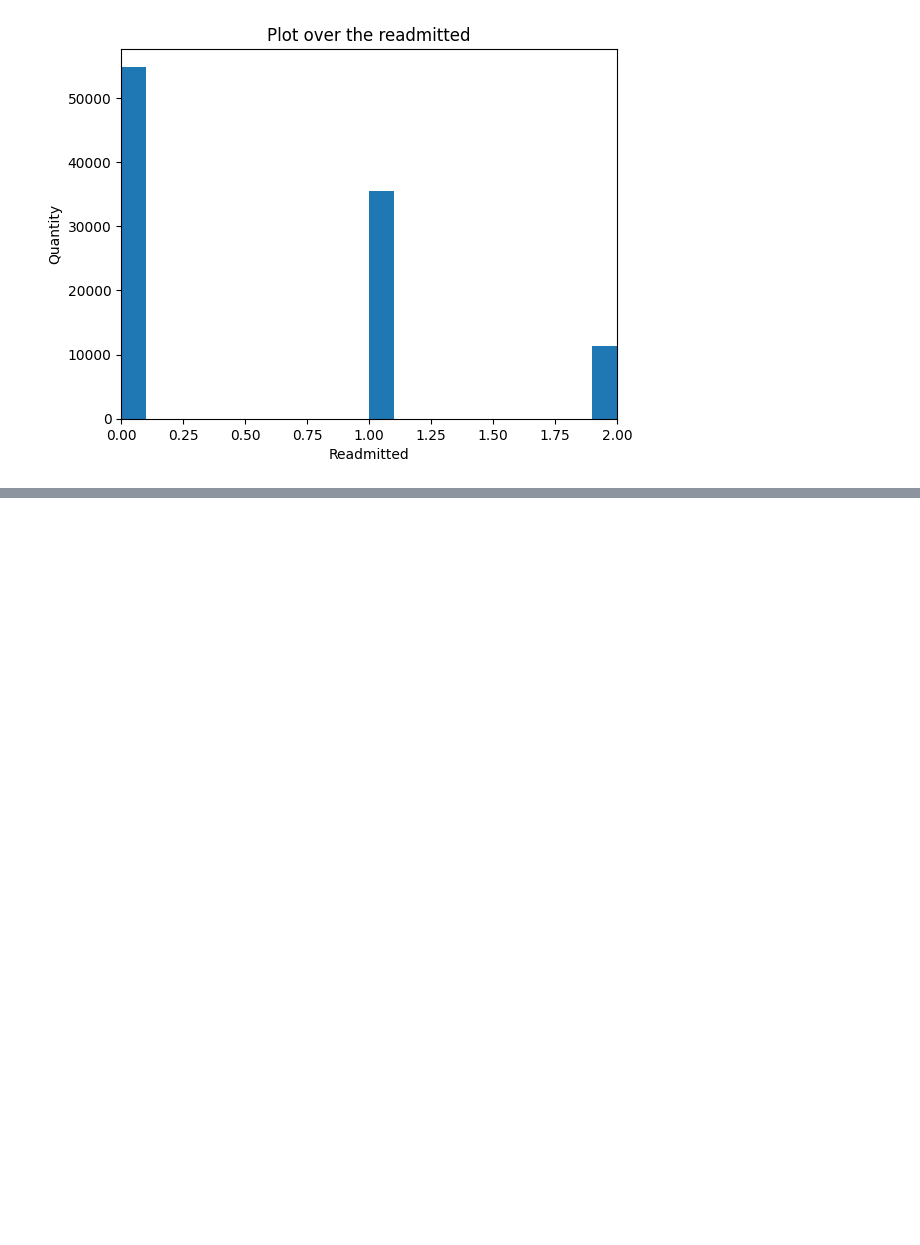
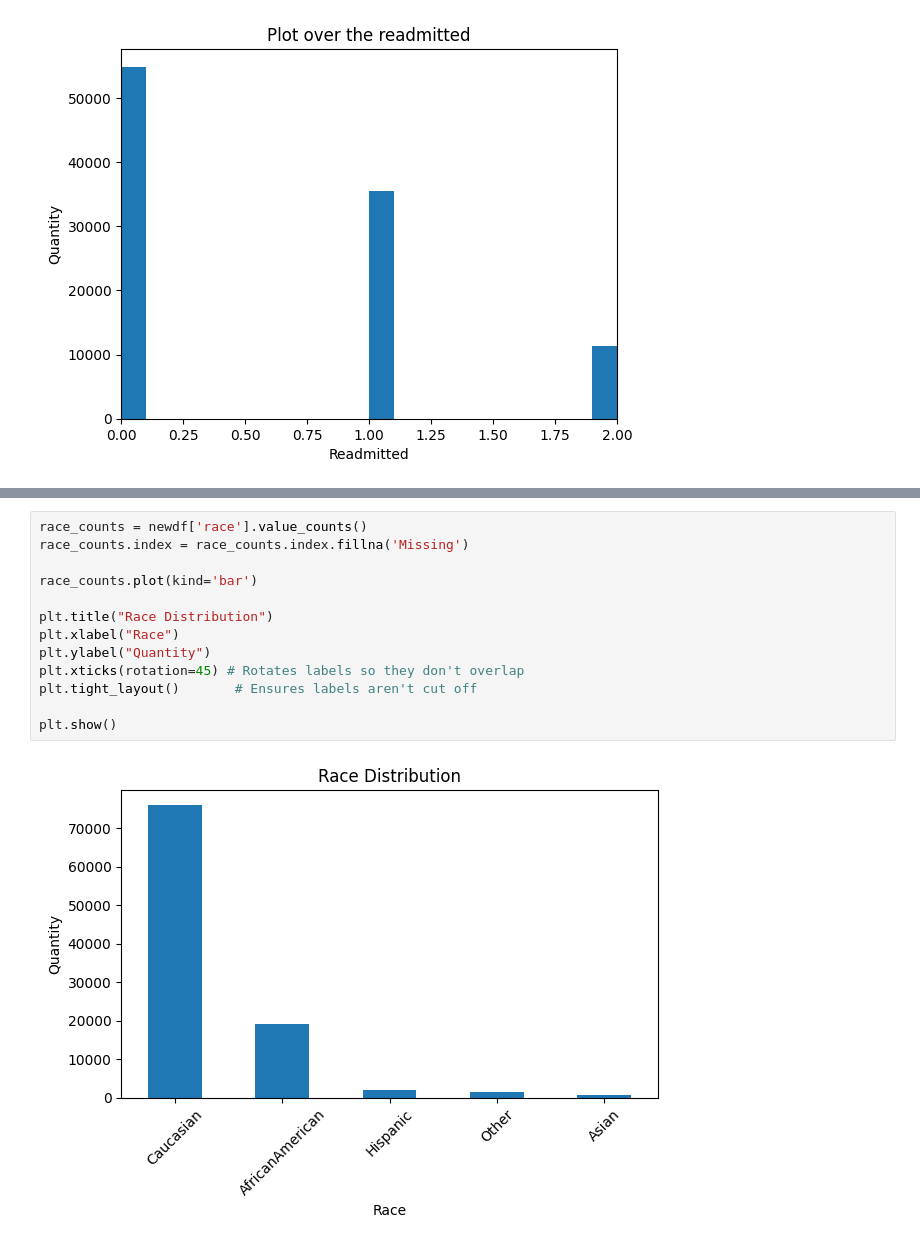
Before and after one commit to hannahpettersson/machinelearning_group10, a Jupyter notebook: plot.ipynb, the cells around one changed output, grey strips where cells are left out. Saved outputs shown, nothing was run; the diff lists cells and outputs as text; blank space fills up the shorter version.

```diff
--- a/plot.ipynb
+++ b/plot.ipynb
@@ -102,0 +118,15 @@ plt.show()
+# %%
+race_counts = newdf['race'].value_counts()
+race_counts.index = race_counts.index.fillna('Missing')
+
+race_counts.plot(kind='bar')
+
+plt.title("Race Distribution")
+plt.xlabel("Race")
+plt.ylabel("Quantity")
+plt.xticks(rotation=45) # Rotates labels so they don't overlap
+plt.tight_layout()       # Ensures labels aren't cut off
+
+plt.show()
+# %% [output]
+[figure, added]
```
Also changed, not shown: parts of 5 cells of this notebook.
